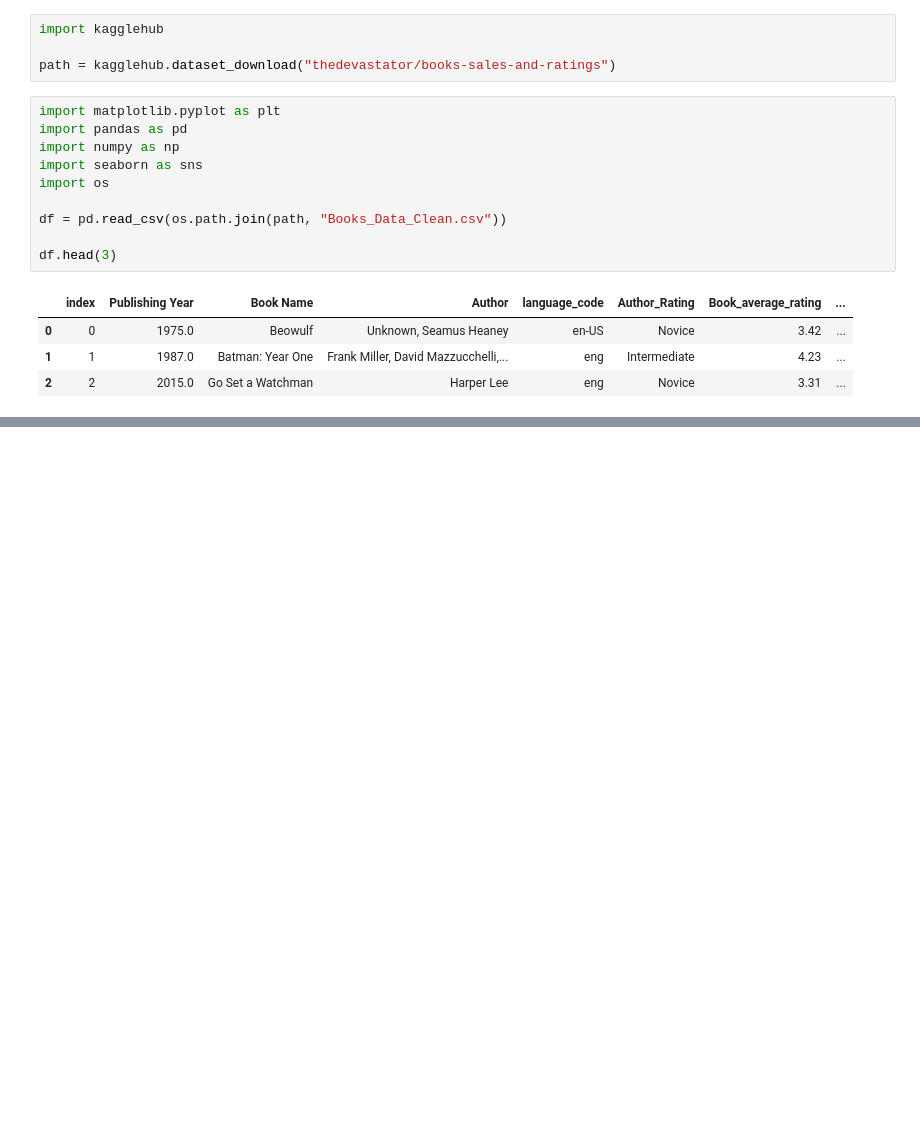
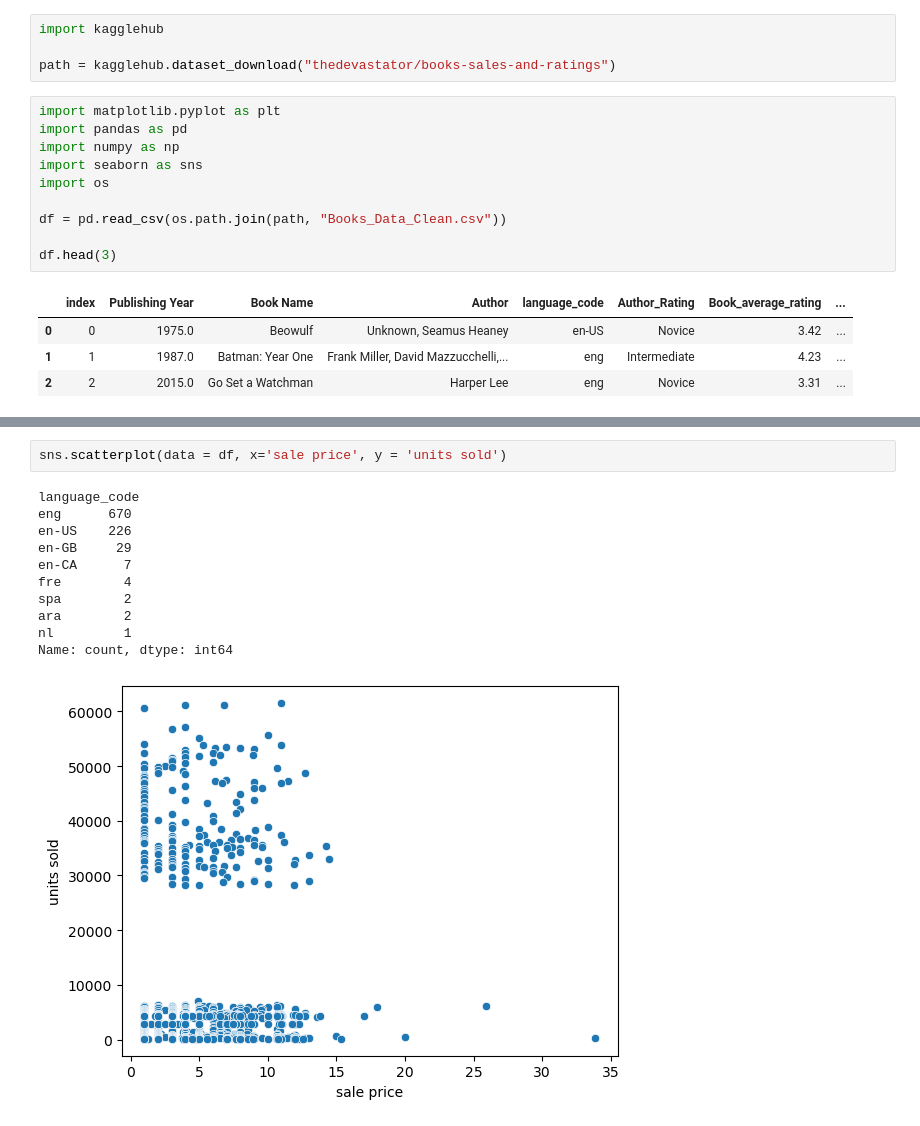
Before and after one commit to NoMercy17/data_analyzing, a Jupyter notebook: book_sales_dataset.ipynb, the cells around one changed output, grey strips where cells are left out. Saved outputs shown, nothing was run; the diff lists cells and outputs as text; blank space fills up the shorter version.

```diff
--- a/book_sales_dataset.ipynb
+++ b/book_sales_dataset.ipynb
@@ -21,0 +131,14 @@ df.head(3)
+# %%
+sns.scatterplot(data = df, x='sale price', y = 'units sold')
+# %% [output]
+language_code
+eng      670
+en-US    226
+en-GB     29
+en-CA      7
+fre        4
+spa        2
+ara        2
+nl         1
+Name: count, dtype: int64
+[figure, added]
```
Also changed, not shown: parts of 12 cells of this notebook.
